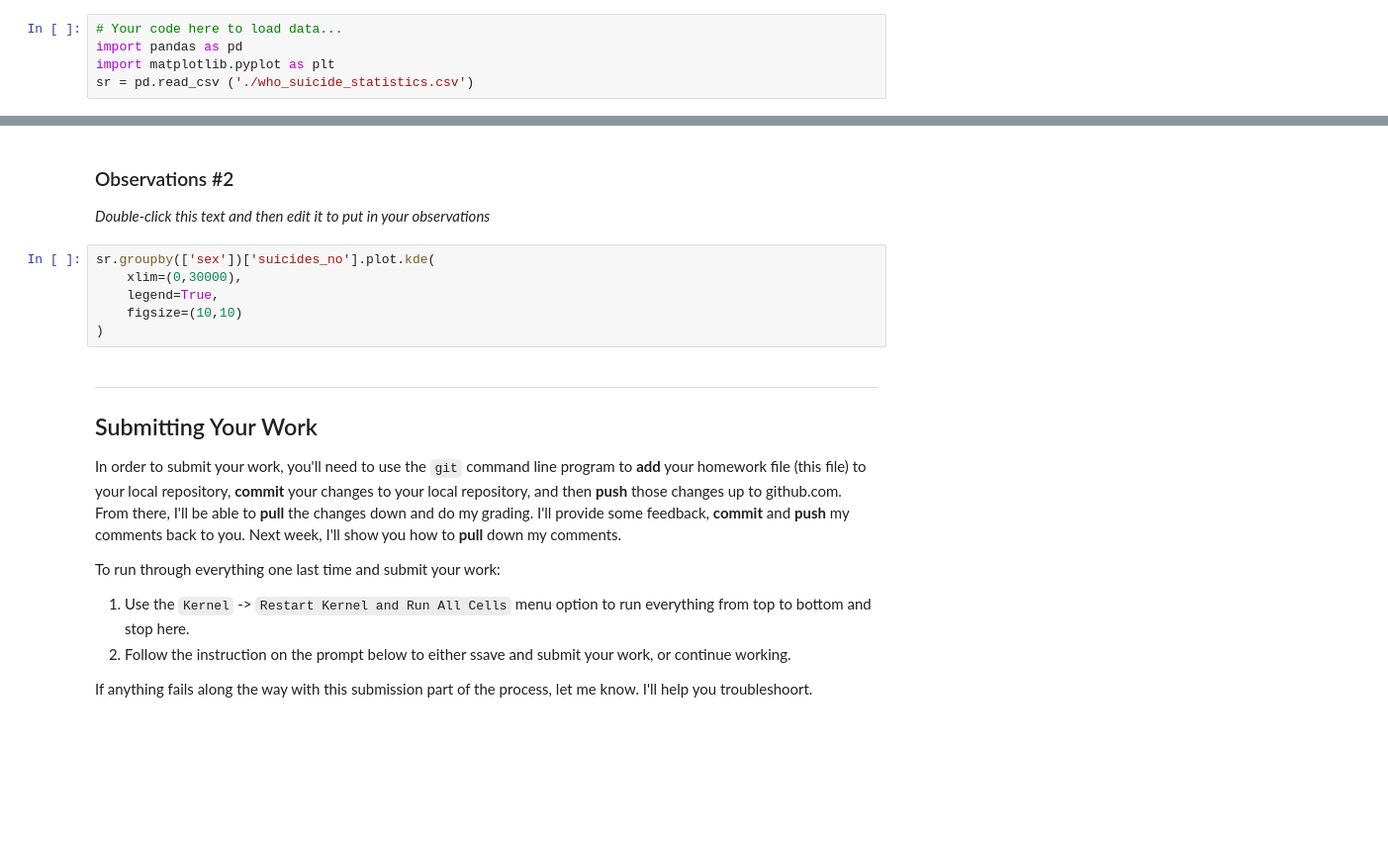
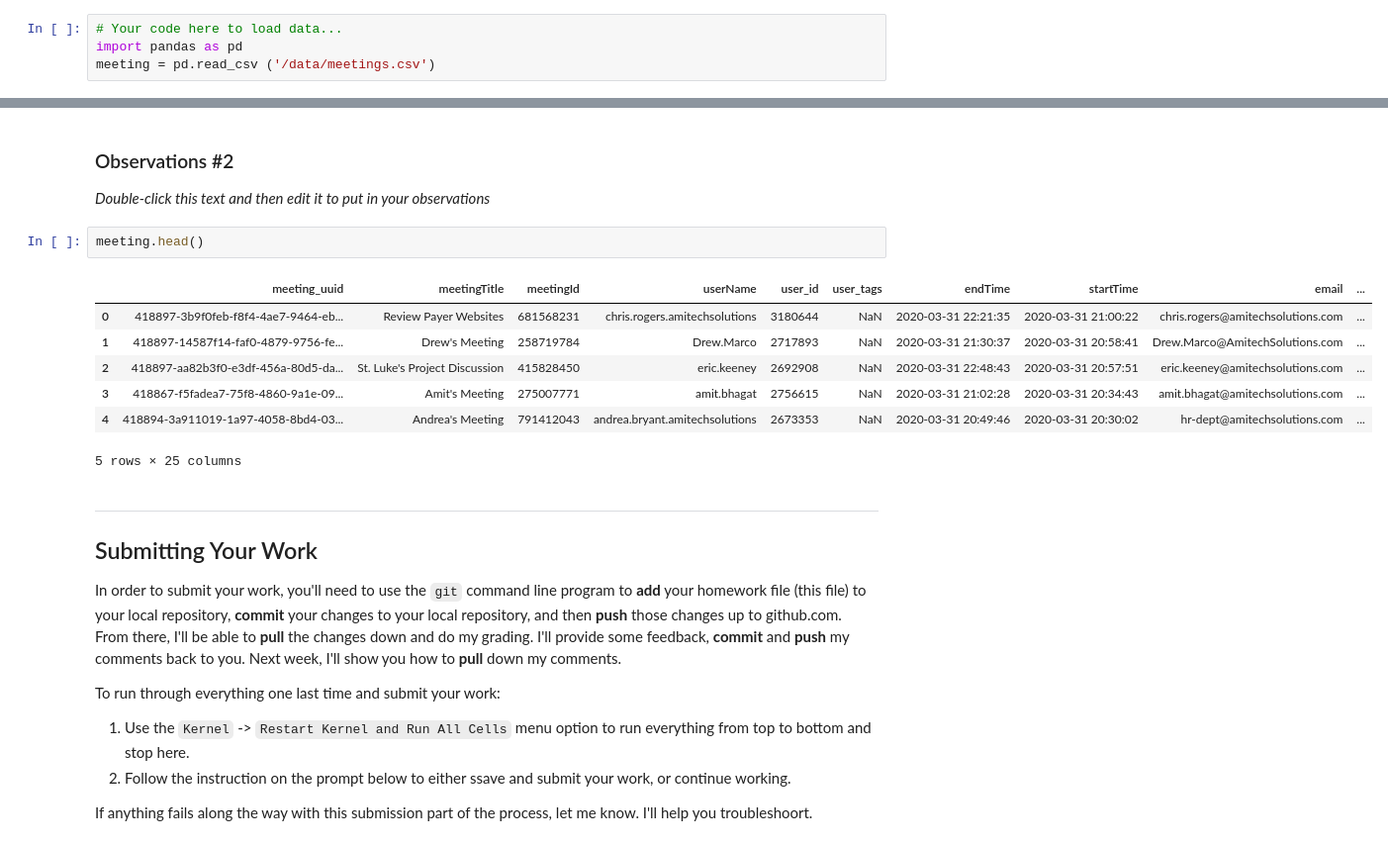
Before and after one commit to DamonChen-slu/hds5210-2022, a Jupyter notebook: week10/week10_assignment_2.ipynb, the cells around one changed output, grey strips where cells are left out. Shown at 99% size. Saved outputs shown, nothing was run; the diff lists cells and outputs as text; blank space fills up the shorter version.

Commit message:
Submitting the week 11 review exercises

```diff
--- a/week10/week10_assignment_2.ipynb
+++ b/week10/week10_assignment_2.ipynb
@@ -233,5 +233,4 @@ If you're struggling to find data to use, feel free to reach out to me.  I can m
 # %%
 # Your code here to load data...
 import pandas as pd
-import matplotlib.pyplot as plt
-sr = pd.read_csv ('./who_suicide_statistics.csv')
+meeting = pd.read_csv ('/data/meetings.csv')
@@ -251,12 +259,16 @@ sr.columns
 ### Observations #2
 
 _Double-click this text and then edit it to put in your observations_
-# %%
-sr.groupby(['sex'])['suicides_no'].plot.kde(
-    xlim=(0,30000),
-    legend=True,
-    figsize=(10,10)
-)
+# %%
+meeting.head()
+# %% [output]
+|  | meeting_uuid | meetingTitle | meetingId | userName | user_id | user_tags | endTime | startTime | email | ... |
+| 0 | 418897-3b9f0feb-f8f4-4ae7-9464-eb... | Review Payer Websites | 681568231 | chris.rogers.amitechsolutions | 3180644 | NaN | 2020-03-31 22:21:35 | 2020-03-31 21:00:22 | chris.rogers@amitechsolutions.com | ... |
+| 1 | 418897-14587f14-faf0-4879-9756-fe... | Drew's Meeting | 258719784 | Drew.Marco | 2717893 | NaN | 2020-03-31 21:30:37 | 2020-03-31 20:58:41 | Drew.Marco@AmitechSolutions.com | ... |
+| 2 | 418897-aa82b3f0-e3df-456a-80d5-da... | St. Luke's Project Discussion | 415828450 | eric.keeney | 2692908 | NaN | 2020-03-31 22:48:43 | 2020-03-31 20:57:51 | eric.keeney@amitechsolutions.com | ... |
+| 3 | 418867-f5fadea7-75f8-4860-9a1e-09... | Amit's Meeting | 275007771 | amit.bhagat | 2756615 | NaN | 2020-03-31 21:02:28 | 2020-03-31 20:34:43 | amit.bhagat@amitechsolutions.com | ... |
+| 4 | 418894-3a911019-1a97-4058-8bd4-03... | Andrea's Meeting | 791412043 | andrea.bryant.amitechsolutions | 2673353 | NaN | 2020-03-31 20:49:46 | 2020-03-31 20:30:02 | hr-dept@amitechsolutions.com | ... |
+5 rows × 25 columns
 # %% [markdown]
 
 
```
Also changed, not shown: parts of 5 cells of this notebook, 1 other file.
